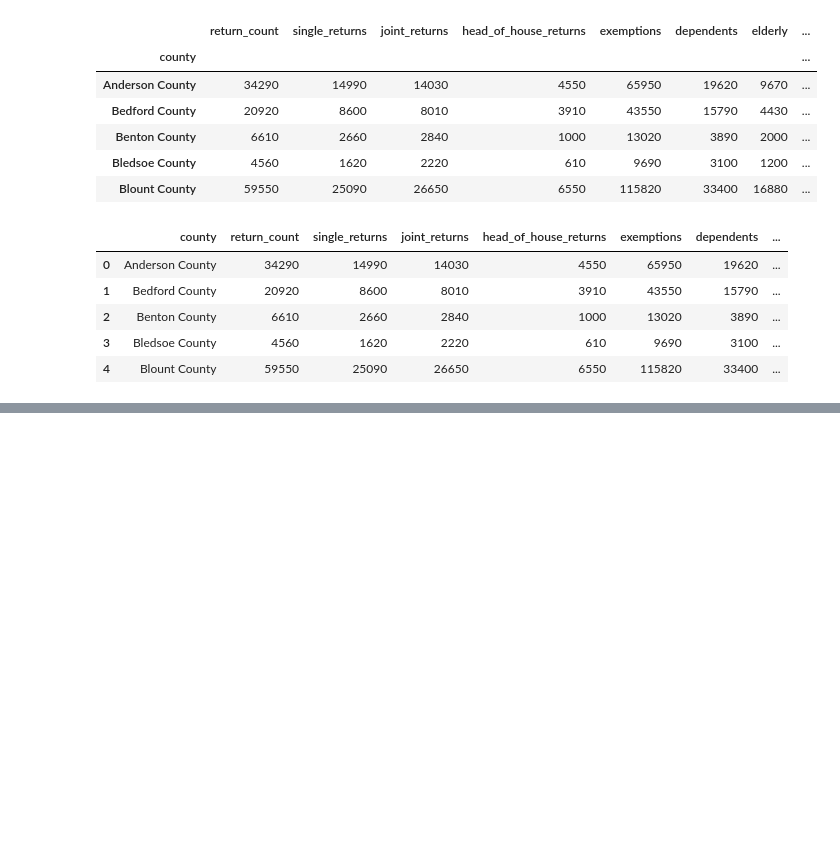
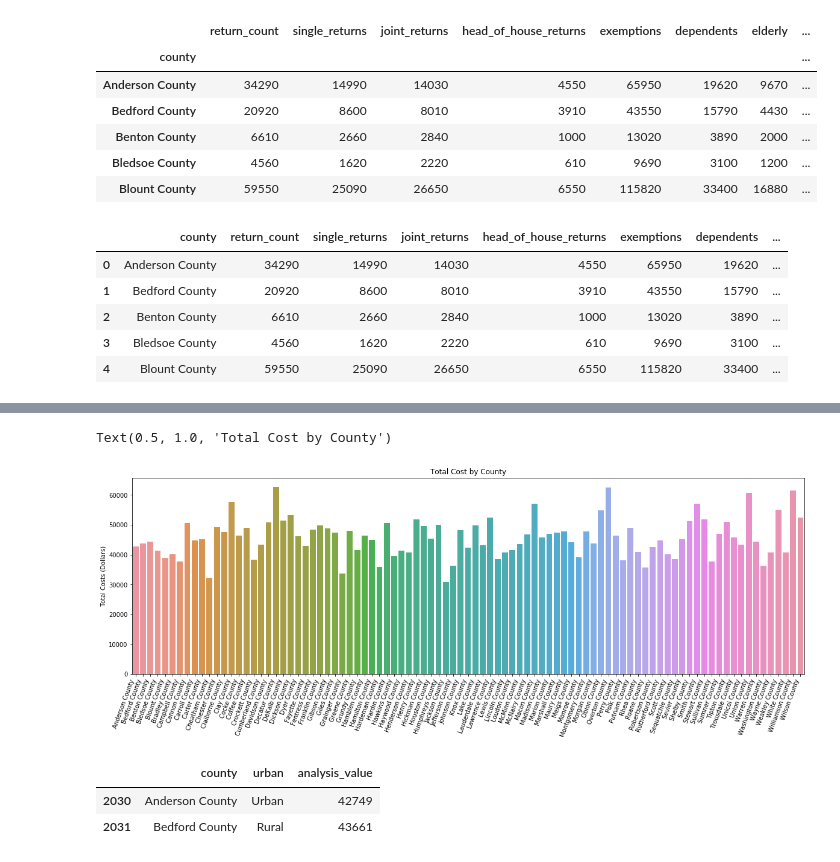
Before and after one commit to staylor08/vanderbilt-data-essentials-cohort-2, a Jupyter notebook: Week_1_ST.ipynb, the cells around one changed output, grey strips where cells are left out. Saved outputs shown, nothing was run; the diff lists cells and outputs as text; code cells hidden in the pictures; blank space fills up the shorter version.

```diff
--- a/Week_1_ST.ipynb
+++ b/Week_1_ST.ipynb
@@ -321,0 +459,10 @@ income_count_agg.head()
+# %%
+plt.figure(figsize = (20, 6))
+sns.barplot('county', 'analysis_value', data = ha_costs_df)
+plt.xlabel('')
+plt.xticks(rotation = 70, ha='right')
+plt.ylabel('Total Costs (Dollars)')
+plt.title('Total Cost by County')
+# %% [output]
+Text(0.5, 1.0, 'Total Cost by County')
+[figure, added]
@@ -321,0 +471,6 @@ income_count_agg.head()
+# %%
+tn_ha_costs_df.head(2)
+# %% [output]
+|  | county | urban | analysis_value |
+| 2030 | Anderson County | Urban | 42749 |
+| 2031 | Bedford County | Rural | 43661 |
```
Also changed, not shown: parts of 23 cells of this notebook.
